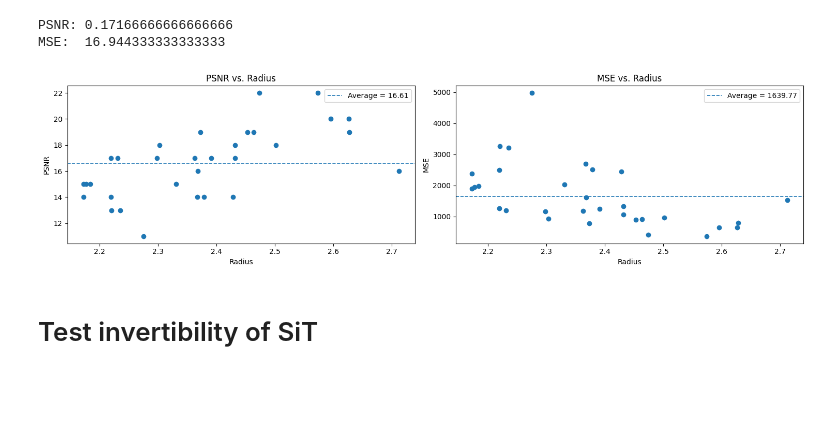
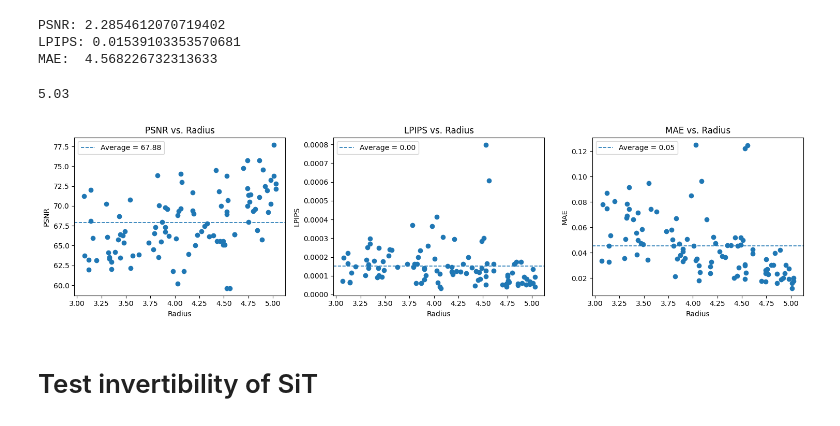
Before and after one commit to JimmyTan2000/SiT, a Jupyter notebook: evaluate.ipynb, the cells around one changed output. Cells and saved outputs as stored; diff of their text form; code cells hidden in the pictures; blank space fills up the shorter version.

Commit message:
updated eval script with torchmetrics and removed some bugs

```diff
--- a/evaluate.ipynb
+++ b/evaluate.ipynb
@@ -54,7 +49,7 @@ vae_model = "stabilityai/sd-vae-ft-ema"
 latent_size = int(image_size) // 8
 
 model = SiT_B_8(input_size=latent_size, num_classes=1).to('cuda')
-state_dict = find_model("results/300_epochs/0060000.pt")                # Print the actual tensor (can be large!)
+state_dict = find_model("results/000-SiT-B-8-Linear-velocity-None/checkpoints/0072000.pt")                # Print the actual tensor (can be large!)
 model.load_state_dict(state_dict)
 model.eval() # important!
 vae = AutoencoderKL.from_pretrained(vae_model).to('cuda')
@@ -117,7 +112,7 @@ device = 'cuda'
 transform = transforms.Compose([
     transforms.Resize(128),
     transforms.ToTensor(),
-    transforms.Normalize(mean=[0.5, 0.5, 0.5], std=[0.5, 0.5, 0.5], inplace=True)
+    transforms.Normalize(mean=[0, 0, 0], std=[1, 1, 1], inplace=True)
 ])
 
 dataset = SiTDataset("data/chair_data/test", transform=transform)
@@ -139,102 +134,108 @@ from tqdm import tqdm
 max_pairs = 10                    # how many GT/pred rows to keep
 gt_pool, pred_pool = [], []       # hold first 10 pairs for final sheet
 
-total_psnr = total_mse = total_ssim = 0.0
+total_psnr = total_mae = total_lpips = 0.0
 plot_data = []
+radii = []
 i = 0
 with torch.inference_mode():
-    for image, pose, _ in tqdm(eval_loader, "Evaluating model..."):
+    for image, gaussian_pose, gt_pose, noise in tqdm(eval_loader, "Evaluating model..."):
         image = image.to("cuda")
-        pose  = pose.to("cuda")
-        radius = round(get_pose_radius(pose).item(), 2)
+        gaussian_pose  = gaussian_pose.to("cuda")
+        radius = round(get_pose_radius(gt_pose[0]).item(), 2)
 
-        # ─── inference ────────────────────────────────────────────────────────────
         n = ys.size(0)
         y = torch.IntTensor([0]).to(device)
-        z = torch.cat([pose, pose], 0)
+        z = torch.cat([gaussian_pose, gaussian_pose], 0)
         y_null = torch.tensor([1] * n, device="cuda")
         y = torch.cat([y, y_null], 0)
         model_kwargs = dict(y=y, cfg_scale=cfg_scale)
 
         samples = sample_fn(z, model.forward_with_cfg, **model_kwargs)[-1]
         samples = vae.decode(samples / 0.18215).sample
-        samples = samples[0]                  # (C,H,W)
-        image   = image[0]
 
-        # ─── similarity metrics ──────────────────────────────────────────────────
-        psnr, mse = evaluate_prediction(image, samples)
+        samples = samples[0].unsqueeze(0)
 
-        plot_data.append([radius / 10, psnr, mse])
-        total_psnr += psnr
-        total_mse  += mse
+        psnr_value, lpips_value, mae = evaluate_prediction(image, samples)
 
-        # ─── store first 10 GT / prediction pairs ────────────────────────────────
+        plot_data.append([radius, psnr_value, lpips_value, mae])
+        total_psnr += psnr_value
+        total_lpips += lpips_value
+        total_mae  += mae
+
         if len(gt_pool) < max_pairs:
-            gt_pool.append(image.cpu())
-            pred_pool.append(samples.cpu())
+            gt_pool.append(image[0].cpu())
+            pred_pool.append(samples[0].cpu())
 
-        if i == 30:
+        if i == 100:
             break
         else:
             i += 1
 
-# ─── save the sheet with 10 rows × 2 columns (GT | PRED) ─────────────────────
 if gt_pool:
     sheet_images = torch.stack(
         [im for pair in zip(gt_pool, pred_pool) for im in pair]
-    )  # shape: (20, C, H, W)
+    )
 
     save_image(
         sheet_images,
         "gt_vs_pred_first10.png",
-        nrow=2,                         # 2 columns: GT left, prediction right
+        nrow=2,
         padding=2,
         normalize=True,
         value_range=(-1, 1)
     )
 
-# ─── finish metrics ──────────────────────────────────────────────────────────
 num_batches = len(eval_loader)
 total_psnr /= num_batches
-total_mse  /= num_batches
+total_lpips  /= num_batches
+total_mae  /= num_batches
 
 print("PSNR:", total_psnr)
-print("MSE: ", total_mse)
+print("LPIPS:", total_lpips)
+print("MAE: ", total_mae)
 # %% [output]
-PSNR: 0.17166666666666666
-MSE:  16.944333333333333
+PSNR: 2.2854612070719402
+LPIPS: 0.01539103353570681
+MAE:  4.568226732313633
+# %%
+max(radii)
+# %% [output]
+5.03
 # %%
 import numpy as np
 import matplotlib.pyplot as plt
 
 data   = np.array(plot_data, dtype=float)
 data   = data[data[:, 0].argsort()]
 
 radius = data[:, 0]
 psnr   = data[:, 1]
-mse    = data[:, 2]
+lpips    = data[:, 2]
+mae    = data[:, 3]
 
-fig, axes = plt.subplots(1, 2, figsize=(15, 4), sharex=True)
+fig, axes = plt.subplots(1, 3, figsize=(15, 4), sharex=True)
 
 def add_panel(ax, y, y_label, title):
     ax.plot(radius, y, marker='o', linestyle='none')      # ← changed line
     ax.axhline(y.mean(), ls='--', lw=1.2,
                label=f'Average = {y.mean():.2f}')
     ax.set_xlabel('Radius')
     ax.set_ylabel(y_label)
     ax.set_title(title)
     ax.legend()
 
 add_panel(axes[0], psnr, 'PSNR', 'PSNR vs. Radius')
-add_panel(axes[1], mse,  'MSE',  'MSE vs. Radius')
+add_panel(axes[1], lpips,  'LPIPS',  'LPIPS vs. Radius')
+add_panel(axes[2], mae,  'MAE',  'MAE vs. Radius')
 
 plt.tight_layout()
 
 fig.savefig("radius_metrics.png", dpi=300, bbox_inches="tight")
 
 plt.show()
 # %% [output]
-[figure, old version]
+[figure, new version]
 # %% [markdown]
 # Test invertibility of SiT
 # %%
```
Also changed, not shown: parts of 11 cells of this notebook.
